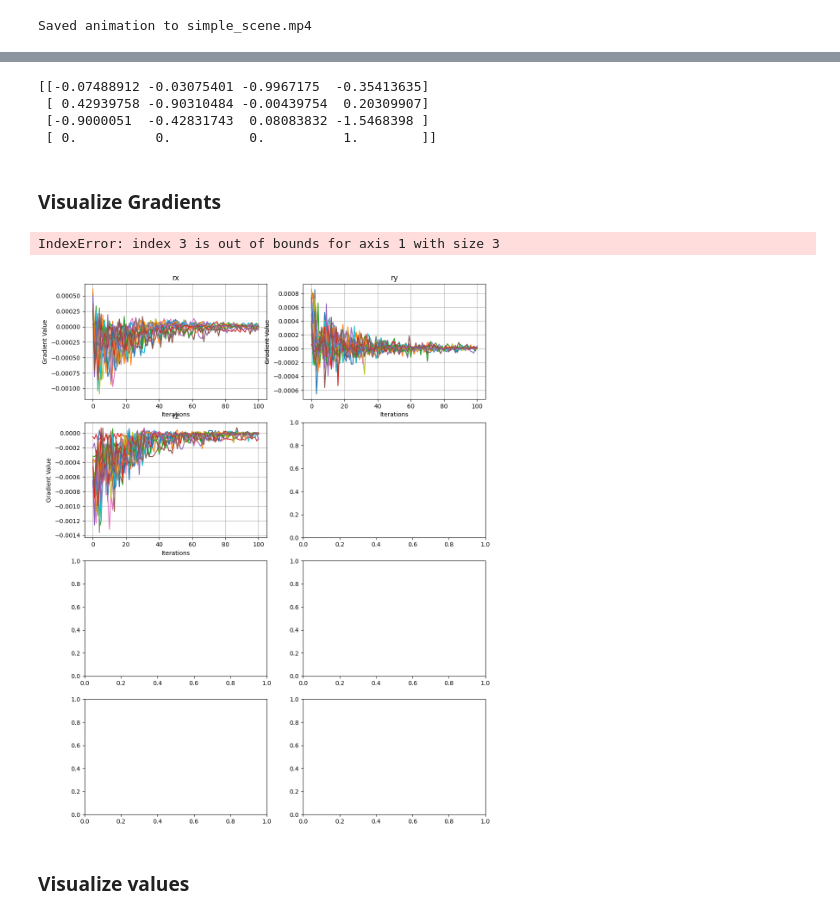
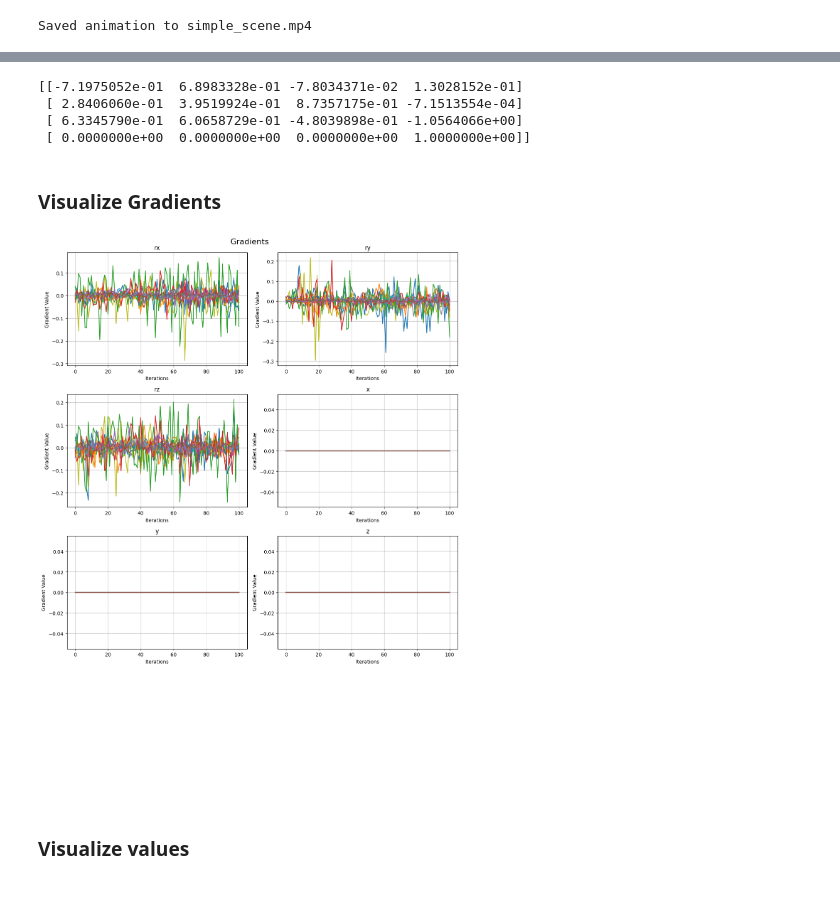
Before and after one commit to raoshashank/diff-dope, a Jupyter notebook: examples/test_diffdope_fullocc.ipynb, the cells around one changed output, grey strips where cells are left out. Drawn from its saved outputs; the diff is of its cells as text; code cells hidden in the pictures.

Commit message:
added back quaternion mode, added separate learning rates for translation and rotation

```diff
--- a/examples/test_diffdope_fullocc.ipynb
+++ b/examples/test_diffdope_fullocc.ipynb
@@ -152,7 +156,8 @@ cfg['camera']['fov'] = camera_info['fov']
 ############ INITIAL POSE ################
 cfg['object3d']['position'] = position.tolist()
 cfg['object3d']['rotation'] = rotation.tolist()
-cfg['object3d']['refine_translation'] = True
+cfg['object3d']['refine_translation'] = False
+cfg['object3d']['rotation_mode'] = 'rtheta'
 ############# DATA PARAMS ###################
 cfg['scene']['dataset_path'] = file_path
 cfg['scene']['parent_id'] = parent_id
@@ -160,7 +165,7 @@ cfg['scene']['object_id'] = object_id
 cfg['scene']['image_resize'] = 1.0
 cfg['object3d']['model_path'] = model_path
 ############################################
-cfg['render_images']['crop_around_mask'] = False
+cfg['render_images']['crop_around_mask'] = True
 ############# LOSS PARAMS ###################
 cfg['losses']['l1_rgb_with_mask']= True
 cfg['losses']['weight_rgb']= 0.0
@@ -174,10 +179,16 @@ cfg['losses']['stage_ratio'] = 0.5
 ############# HYPERPARAMS###################
 cfg['hyperparameters']['nb_iterations'] = 100
 cfg['hyperparameters']['batchsize'] = 16
+cfg['hyperparameters']['base_lr_pr'] = [0.5,7]
 cfg['hyperparameters']['base_lr'] = 0.5
-cfg['hyperparameters']['learning_rate_base'] = 0.5
-cfg['hyperparameters']['learning_rates_bound'] = [0.01, 1]
+cfg['hyperparameters']['learning_rate_base_position'] = 1
+cfg['hyperparameters']['learning_rate_base'] = 7
+cfg['hyperparameters']['learning_rate_base_rotation'] = 7
+cfg['hyperparameters']['learning_rates_bound'] = [1,15]
+cfg['hyperparameters']['learning_rates_bound_position'] = [0.01, 2]
+cfg['hyperparameters']['learning_rates_bound_rotation'] = [1, 15]
 cfg['hyperparameters']['lr_decay'] = 0.5
+cfg['hyperparameters']['rotation_grad_scale'] = 1.0
 # %%
 cfg_gt = cfg.copy()
 cfg_gt['object3d']['position'] = gt_pose_cam[:3].tolist()
@@ -189,9 +200,14 @@ ddope_gt.gt_tensors["segmentation"] = ddope_gt.scene.tensor_segmentation.img_ten
 
 result = ddope_gt.object3d()
 
-mtx_gu = dd.matrix_batch_44_from_position_r(
-    p=result['trans'], r=result['rtheta']
-)
+if ddope_gt.object3d.rotation_mode == 'rtheta':
+    mtx_gu = dd.matrix_batch_44_from_position_r(
+        p=result['trans'], r=result['rtheta']
+    )
+else:
+    mtx_gu = dd.matrix_batch_44_from_position_quat(
+        p=result['trans'], q=result['quat']
+    )
 ddope_gt.renders = dd.render_texture_batch(
     glctx=ddope_gt.glctx,
     proj_cam=ddope_gt.camera.cam_proj,
@@ -204,7 +220,7 @@ ddope_gt.renders = dd.render_texture_batch(
     resolution=ddope_gt.resolution,
 )
 losses = ['rgb','depth','mask']
-loss = torch.zeros(1).cuda()
+loss = torch.zeros(ddope_gt.batchsize).cuda()
 to_add = {}
 to_add["rgb"] = ddope_gt.renders["rgb"].detach().cpu()
 to_add["depth"] = ddope_gt.renders["depth"].detach().cpu()
@@ -368,5 +362,5 @@ plt.show()
 # %%
-ddope.run_optimization()
+ddope.run_batched_rp_lr_optimization()
 ic(ddope.get_argmin(), ddope.get_pose())
 print(f'GT pose:{gt_pose_cam_t44}')
 # %% [output]
@@ -453,37 +449,38 @@ best_pose_T44 = ddope.get_pose(get_all=True)
 # %%
 print(best_pose_T44[-1])
 for i in range(len(best_pose_T44)):
-    meshcat_pcd_show(mc_vis,np.matmul(best_pose_T44[i][:3,:3],opcd.T).T+best_pose_T44[i][:3,-1],(255,255,0),f'best_pose_{i}')
+    meshcat_pcd_show(mc_vis,np.matmul(best_pose_T44[i][:3,:3],opcd.T).T+best_pose_T44[i][:3,-1],(255,255,0),f'intermediate_poses/best_pose_{i}')
+
+meshcat_pcd_show(mc_vis,np.matmul(best_pose_T44[-1][:3,:3],opcd.T).T+best_pose_T44[-1][:3,-1],(255,255,0),f'best_pose')
 # %% [output]
-[[-0.07488912 -0.03075401 -0.9967175  -0.35413635]
- [ 0.42939758 -0.90310484 -0.00439754  0.20309907]
- [-0.9000051  -0.42831743  0.08083832 -1.5468398 ]
- [ 0.          0.          0.          1.        ]]
+[[-7.1975052e-01  6.8983328e-01 -7.8034371e-02  1.3028152e-01]
+ [ 2.8406060e-01  3.9519924e-01  8.7357175e-01 -7.1513554e-04]
+ [ 6.3345790e-01  6.0658729e-01 -4.8039898e-01 -1.0564066e+00]
+ [ 0.0000000e+00  0.0000000e+00  0.0000000e+00  1.0000000e+00]]
 # %% [markdown]
 ### Visualize Gradients
 # %%
 gradients = [o['gradients'].T for o in opt_results]
 rows = 4  # Number of rows in the subplot grid
 cols = 2
 num_params = len(params)
 fig, axs = plt.subplots(rows, cols, figsize=(12, 16))  # Adjust size if needed
-
+fig.suptitle('Gradients', fontsize=16)
 for i, ax in enumerate(axs.flatten()):
     if i < num_params:
         param_gradients = [array[:, i] for array in gradients]  # Extract gradients for each parameter
         ax.plot(param_gradients)
         ax.set_title(params[i])
         ax.set_xlabel('Iterations')
         ax.set_ylabel('Gradient Value')
         ax.grid(True)
     else:
         ax.axis('off')  # Hide empty subplots
 
 plt.tight_layout()
 plt.show()
 # %% [output]
-IndexError: index 3 is out of bounds for axis 1 with size 3
-[figure, old version]
+[figure, new version]
 # %% [markdown]
 ### Visualize values
 # %%
```
Also changed, not shown: parts of 30 cells of this notebook, 2 other files.
